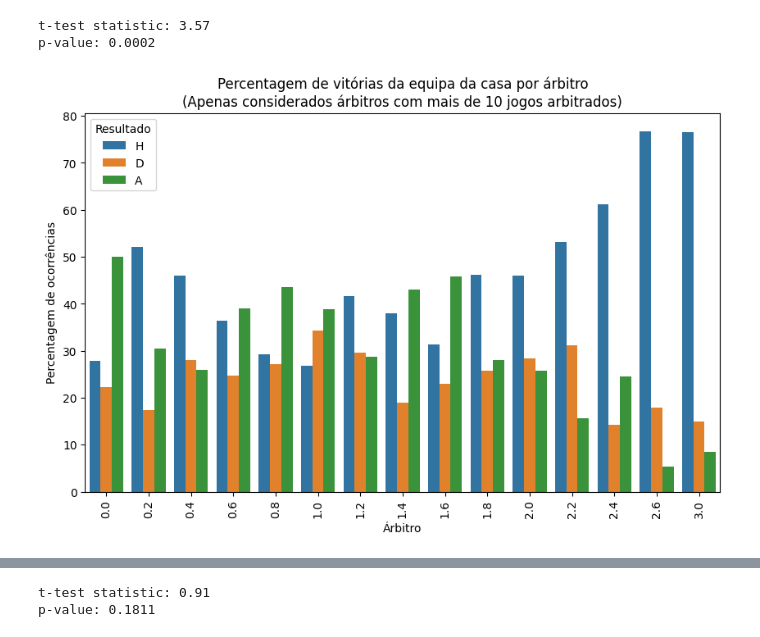
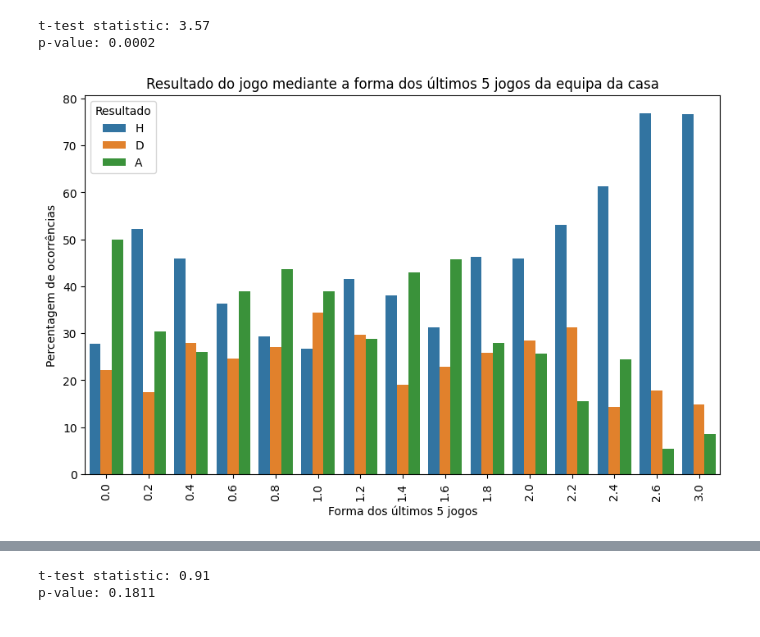
Before and after one commit to JoaoCaldas122/datamining-tp, a Jupyter notebook: TH.ipynb, the cells around one changed output, grey strips where cells are left out. Cells and saved outputs as stored; diff of their text form; code cells hidden in the pictures.

```diff
--- a/TH.ipynb
+++ b/TH.ipynb
@@ -268,8 +290,11 @@ treino['xg_dif'] = treino['xG_home'] - treino['xG_away']
 
 treino_t1 = treino[['Data','Assistance','dif','xg_dif']].copy()
 
-covid = treino_t1[treino_t1['Assistance'] == 0]
-nao_covid = treino_t1[treino_t1['Assistance'] != 0]
+treino.loc[treino['Assistance'] == 0, 'covid'] = 1
+treino.loc[treino['Assistance'] != 0, 'covid'] = 0
+
+covid = treino[treino['covid'] == 1]
+nao_covid = treino[treino['covid'] != 1]
 # %%
 # -> H0: média da dif de golos com espectadores - média da dif de golos sem espectadores = 0
 # -> H1: média da dif de golos com espectadores - média da dif de golos sem espectadores > 0
@@ -732,33 +761,33 @@ p-value: 0.0002
 # %%
 import matplotlib.pyplot as plt
 
 # Calcular a contagem de ocorrências de cada valor por árbitro
 # Contar o número de jogos arbitrados por árbitro
 counts_arbitro = treino['points_home_MA5'].value_counts()
 
 # Filtrar os árbitros com menos de 10 jogos arbitrados
 arbitros_filtrados = counts_arbitro.index
 
 # Filtrar o DataFrame original com base nos árbitros filtrados
 df_filtrado = treino[treino['points_home_MA5'].isin(arbitros_filtrados)]
 
 # Calcular a contagem de ocorrências de cada valor por árbitro no DataFrame filtrado
 counts = df_filtrado.groupby('points_home_MA5')['result'].value_counts(normalize=True).mul(100).rename('Percentage').reset_index()
 
 # counts = counts[counts['result'] == 'H']
 
 # Criar o gráfico de barras
 plt.figure(figsize=(10, 6))
 sns.barplot(x='points_home_MA5', y='Percentage', hue='result', data=counts)
-plt.title('Percentagem de vitórias da equipa da casa por árbitro\n(Apenas considerados árbitros com mais de 10 jogos arbitrados)')
-plt.xlabel('Árbitro')
+plt.title('Resultado do jogo mediante a forma dos últimos 5 jogos da equipa da casa')
+plt.xlabel('Forma dos últimos 5 jogos')
 plt.ylabel('Percentagem de ocorrências')
 plt.xticks(rotation=90)
 plt.legend(title='Resultado')
 
 plt.show()
 # %% [output]
-[figure, old version]
+[figure, new version]
 # %%
 zerodois = treino[treino['points_home_MA5'] == 0.2]
 zerodois
```
Also changed, not shown: parts of 12 cells of this notebook, 11 other files.
